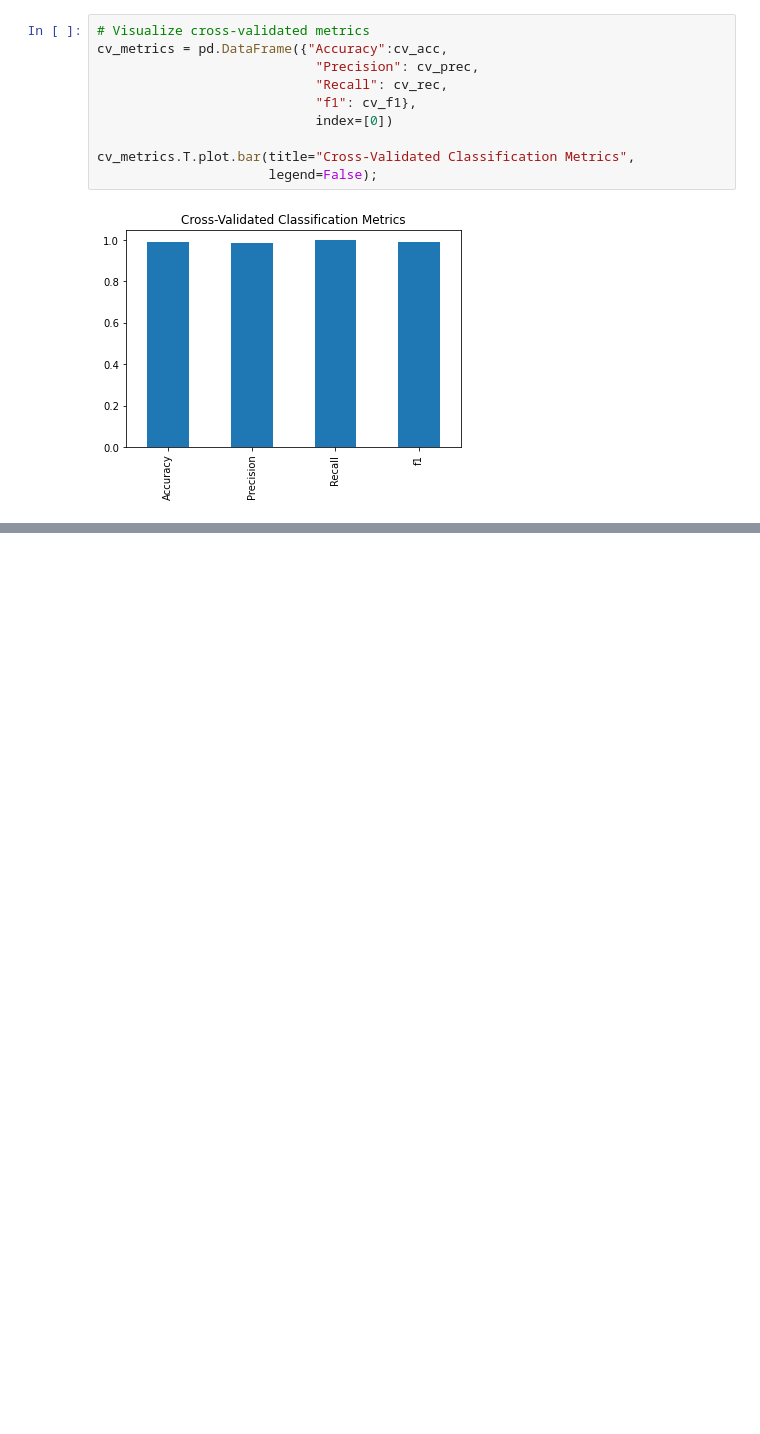
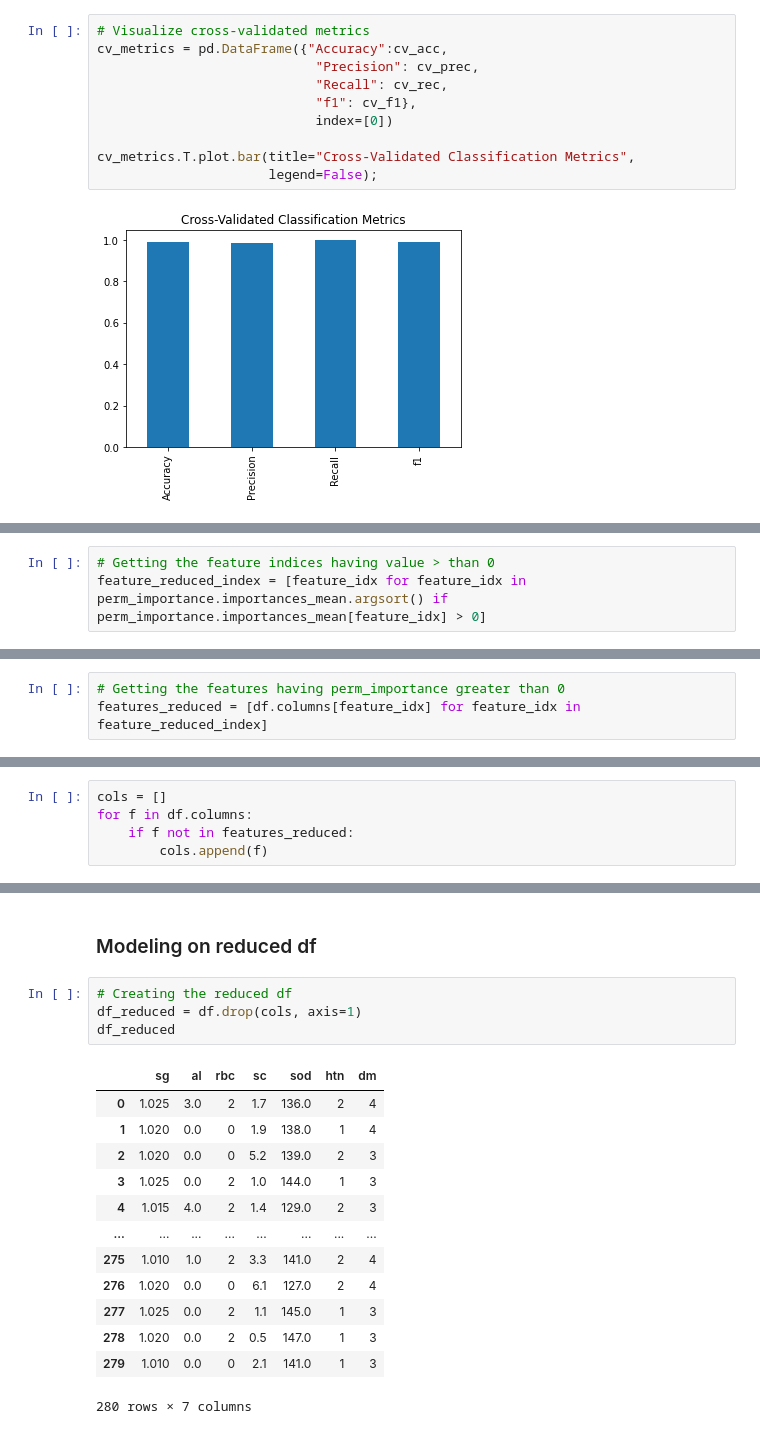
Before and after one commit to Tanishq-19/Chronic_Kidney_Disease_Predictor, a Jupyter notebook: Chronic-Kidney-Disease.ipynb, the cells around one changed output, grey strips where cells are left out. Saved outputs shown, nothing was run; the diff lists cells and outputs as text; blank space fills up the shorter version.

```diff
--- a/Chronic-Kidney-Disease.ipynb
+++ b/Chronic-Kidney-Disease.ipynb
@@ -684,0 +761,3 @@ cv_metrics.T.plot.bar(title="Cross-Validated Classification Metrics",
+# %%
+# Getting the feature indices having value > than 0
+feature_reduced_index = [feature_idx for feature_idx in perm_importance.importances_mean.argsort() if perm_importance.importances_mean[feature_idx] > 0]
@@ -684,0 +768,3 @@ cv_metrics.T.plot.bar(title="Cross-Validated Classification Metrics",
+# %%
+# Getting the features having perm_importance greater than 0
+features_reduced = [df.columns[feature_idx] for feature_idx in feature_reduced_index]
@@ -684,0 +795,5 @@ cv_metrics.T.plot.bar(title="Cross-Validated Classification Metrics",
+# %%
+cols = []
+for f in df.columns:
+    if f not in features_reduced:
+        cols.append(f)
@@ -684,0 +846,20 @@ cv_metrics.T.plot.bar(title="Cross-Validated Classification Metrics",
+# %% [markdown]
+### Modeling on reduced df
+# %%
+# Creating the reduced df
+df_reduced = df.drop(cols, axis=1)
+df_reduced
+# %% [output]
+|  | sg | al | rbc | sc | sod | htn | dm |
+| 0 | 1.025 | 3.0 | 2 | 1.7 | 136.0 | 2 | 4 |
+| 1 | 1.020 | 0.0 | 0 | 1.9 | 138.0 | 1 | 4 |
+| 2 | 1.020 | 0.0 | 0 | 5.2 | 139.0 | 2 | 3 |
+| 3 | 1.025 | 0.0 | 2 | 1.0 | 144.0 | 1 | 3 |
+| 4 | 1.015 | 4.0 | 2 | 1.4 | 129.0 | 2 | 3 |
+| ... | ... | ... | ... | ... | ... | ... | ... |
+| 275 | 1.010 | 1.0 | 2 | 3.3 | 141.0 | 2 | 4 |
+| 276 | 1.020 | 0.0 | 0 | 6.1 | 127.0 | 2 | 4 |
+| 277 | 1.025 | 0.0 | 2 | 1.1 | 145.0 | 1 | 3 |
+| 278 | 1.020 | 0.0 | 2 | 0.5 | 147.0 | 1 | 3 |
+| 279 | 1.010 | 0.0 | 0 | 2.1 | 141.0 | 1 | 3 |
+280 rows × 7 columns
```
Also changed, not shown: parts of 21 cells of this notebook.
